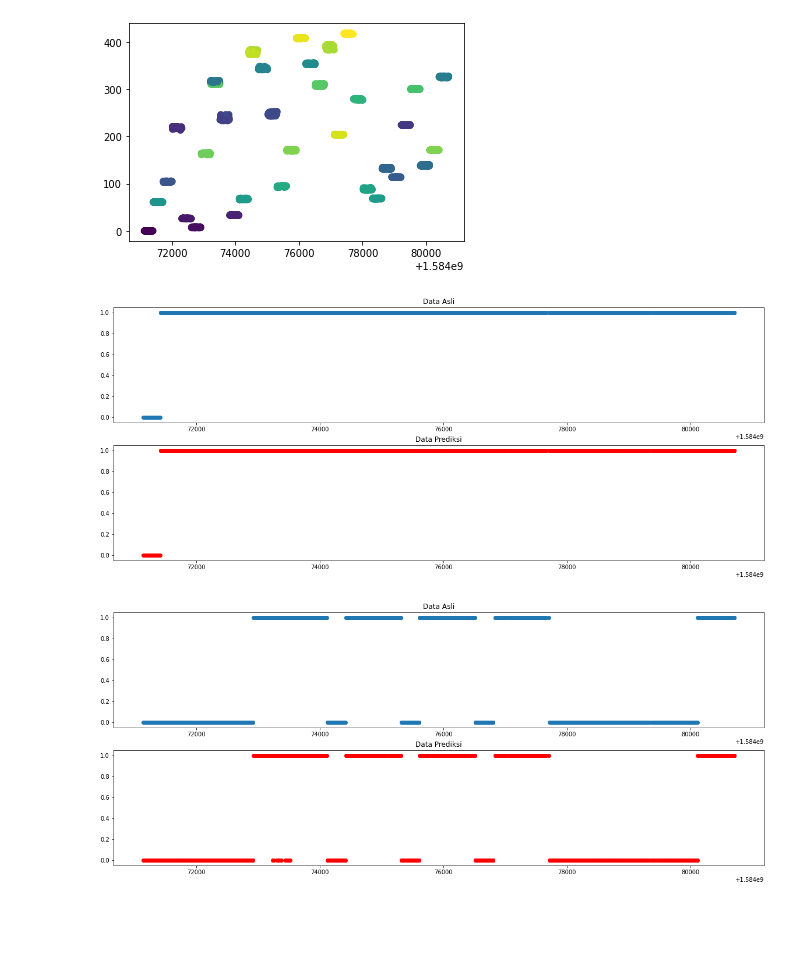
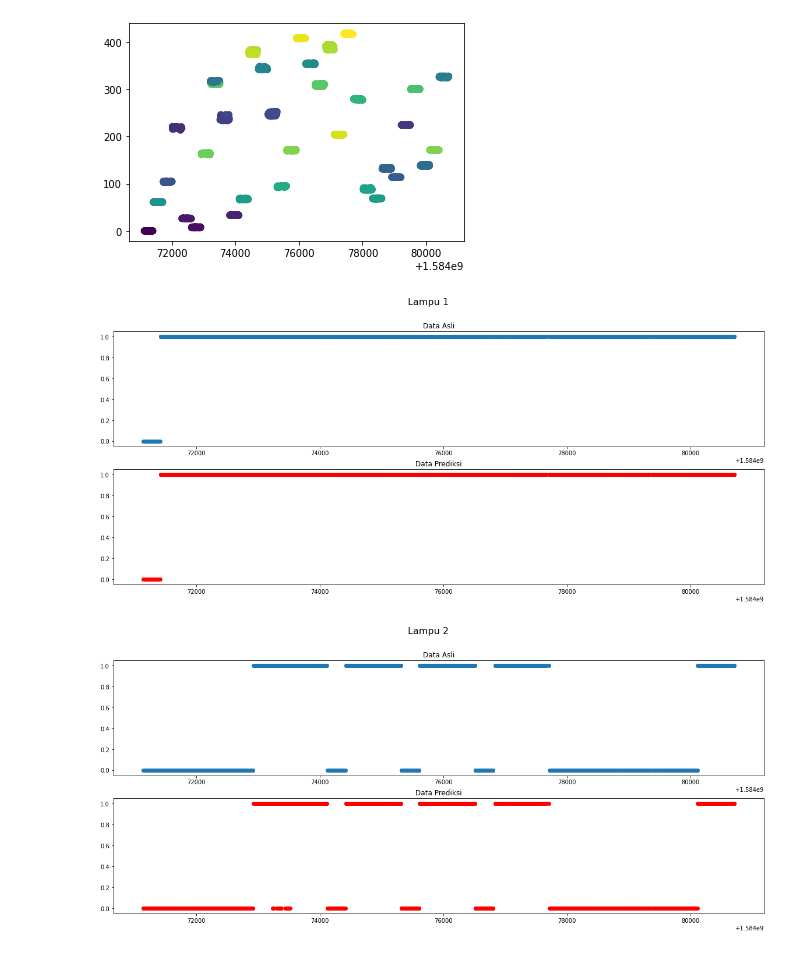
Before and after one commit to HenHimA1/A1, a Jupyter notebook: KNN.ipynb, the cells around one changed output. Drawn from its saved outputs; the diff is of its cells as text; code cells hidden in the pictures; blank space fills up the shorter version.

```diff
--- a/KNN.ipynb
+++ b/KNN.ipynb
@@ -127,19 +127,19 @@ k_prediksi4 = np.array(k_prediksi)[:,3]
 k_prediksi5 = np.array(k_prediksi)[:,4]
 # %%
 plt.figure(figsize=(20, 8))
-plt.title("Lampu 1")
+plt.suptitle('Lampu 1', fontsize=16)
 plt.subplot(211)
 plt.scatter(X_test[:,1],k_ytest1)
 plt.title("Data Asli")
 plt.subplot(212)
 plt.scatter(X_test[:,1],k_prediksi1, color='red')
 plt.title("Data Prediksi")
 plt.show()
 # %% [output]
-[figure, old version]
+[figure, new version]
 # %%
 plt.figure(figsize=(20, 8))
-plt.title("Lampu 1")
+plt.suptitle('Lampu 2', fontsize=16)
 plt.subplot(211)
 plt.scatter(X_test[:,1],k_ytest2)
 plt.title("Data Asli")
@@ -148,6 +148,6 @@ plt.scatter(X_test[:,1],k_prediksi2, color='red')
 plt.title("Data Prediksi")
 plt.show()
 # %% [output]
-[figure, old version]
+[figure, new version]
 # %%
 plt.figure(figsize=(20, 8))
```
Also changed, not shown: parts of 3 cells of this notebook.
